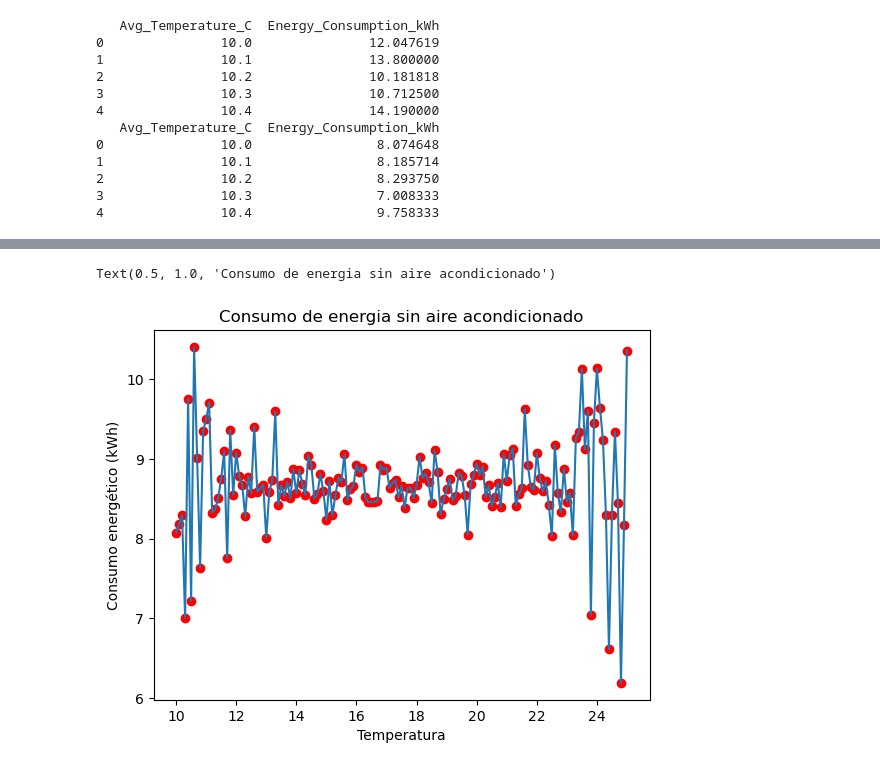
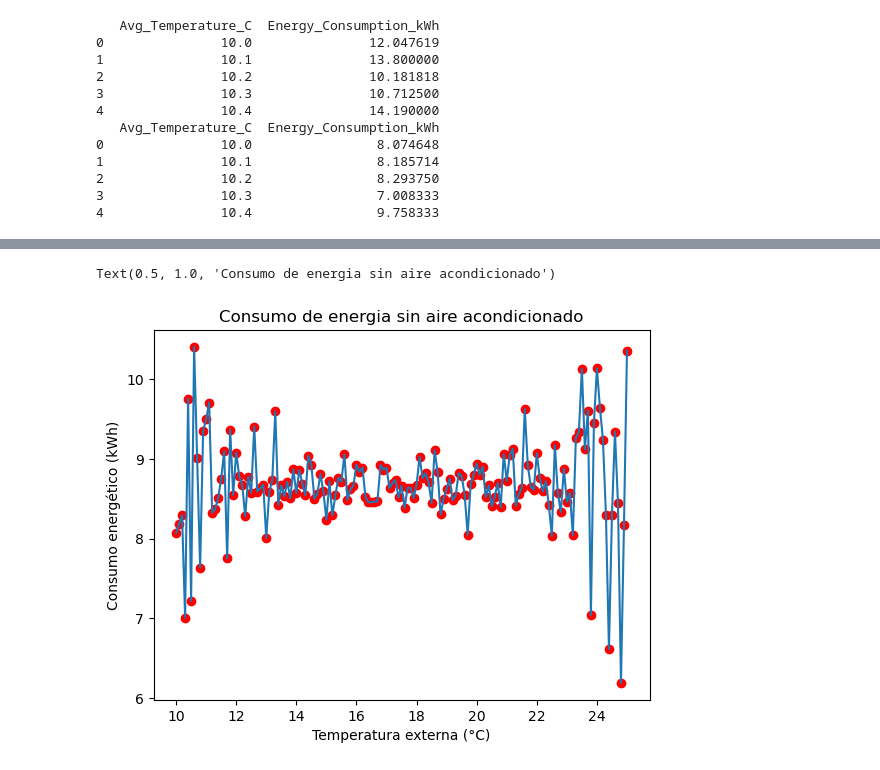
Before and after one commit to Miguelx28/M-todos-Num-ricos-2025-b, a Jupyter notebook: Codigo/Notebook.ipynb, the cells around one changed output, grey strips where cells are left out. Cells and saved outputs as stored; diff of their text form; code cells hidden in the pictures.

```diff
--- a/Codigo/Notebook.ipynb
+++ b/Codigo/Notebook.ipynb
@@ -199,14 +199,14 @@ Text(0.5, 1.0, 'Consumo de energia con aire acondicionado')
 # %%
 plt.figure()
 plt.scatter(x_no_aire, y_no_aire, color='red')
 
 plt.plot(x_no_aire, y_no_aire)
-plt.xlabel("Temperatura")
+plt.xlabel("Temperatura externa (°C)")
 plt.ylabel("Consumo energético (kWh)")
 plt.title("Consumo de energia sin aire acondicionado")
 # %% [output]
 Text(0.5, 1.0, 'Consumo de energia sin aire acondicionado')
-[figure, old version]
+[figure, new version]
 # %%
 plt.figure()
 plt.scatter(x_aire, y_aire, color='red')
```
Also changed, not shown: parts of 3 cells of this notebook.
